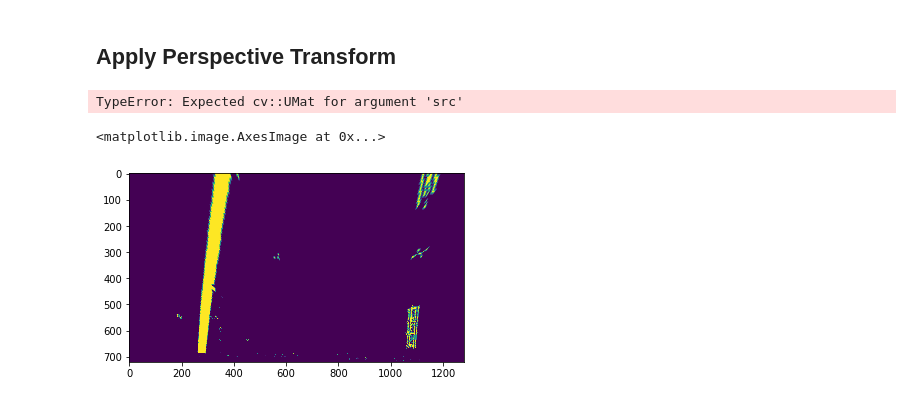
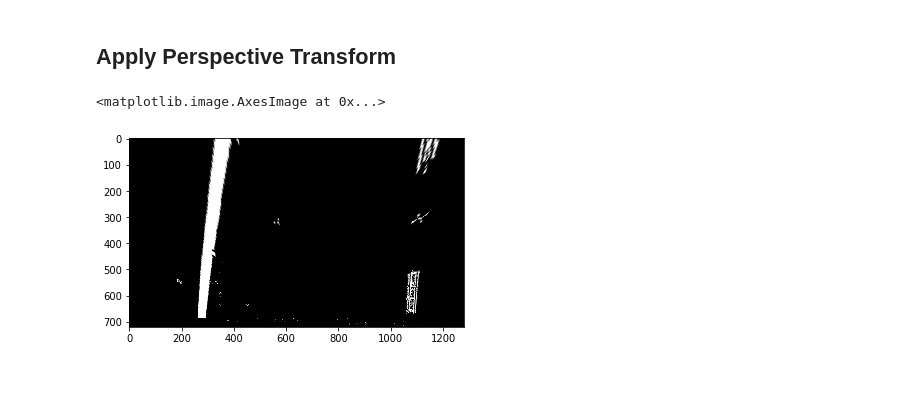
Before and after one commit to MasanaoMatsuda/finding-lane-lines, a Jupyter notebook: AdvancedLaneFinding/AdvancedLaneFinding.ipynb, the cells around one changed output. Saved outputs shown, nothing was run; the diff lists cells and outputs as text; code cells hidden in the pictures.

Commit message:
perspective transform

```diff
--- a/AdvancedLaneFinding/AdvancedLaneFinding.ipynb
+++ b/AdvancedLaneFinding/AdvancedLaneFinding.ipynb
@@ -221,15 +221,10 @@ dst = np.float32(
 
 M = cv2.getPerspectiveTransform(src, dst)
 # %%
-fnames = glob.glob('test_images/test*.jpg')
-worped_images = []
-for f in fnames:
-    warped = cv2.warpPerspective(f, M, (rimg.shape[1], rimg.shape[0]), flags=cv2.INTER_LINEAR)
-    worped_images.append(warped)
+warped = cv2.warpPerspective(binary, M, (rimg.shape[1], rimg.shape[0]), flags=cv2.INTER_LINEAR)
+worped_images.append(warped)
-# %% [output]
-TypeError: Expected cv::UMat for argument 'src'
 # %%
-plt.imshow(worped_images[0])
+plt.imshow(worped_images[0], cmap='gray')
 # %% [output]
 <matplotlib.image.AxesImage at 0x...>
-[figure, old version]
+[figure, new version]
```
